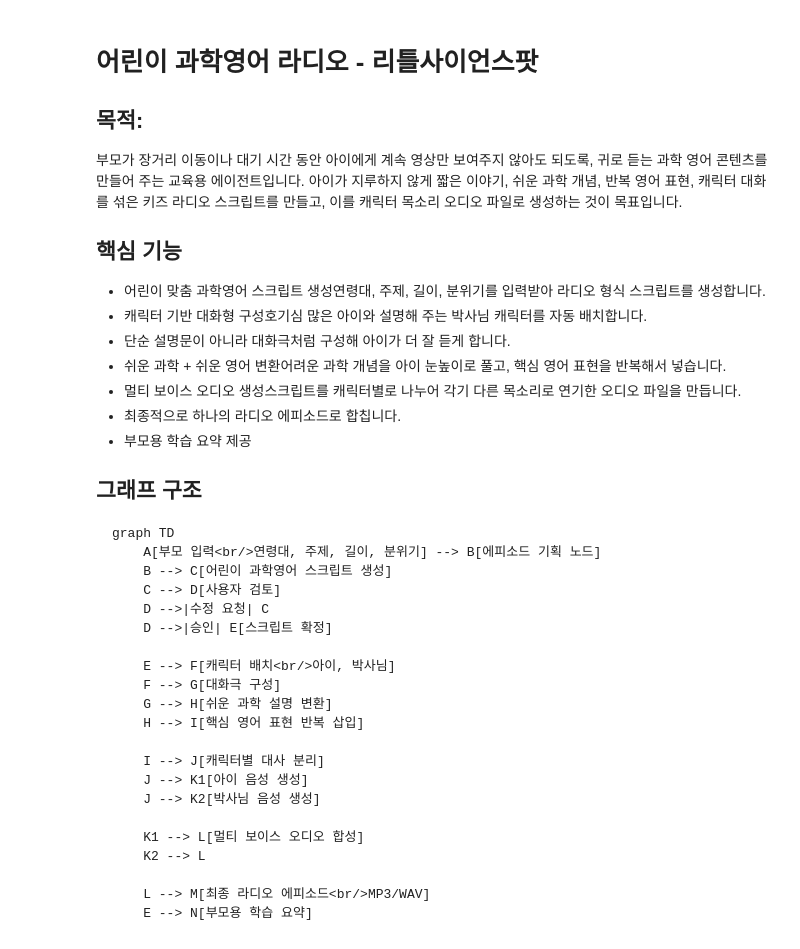
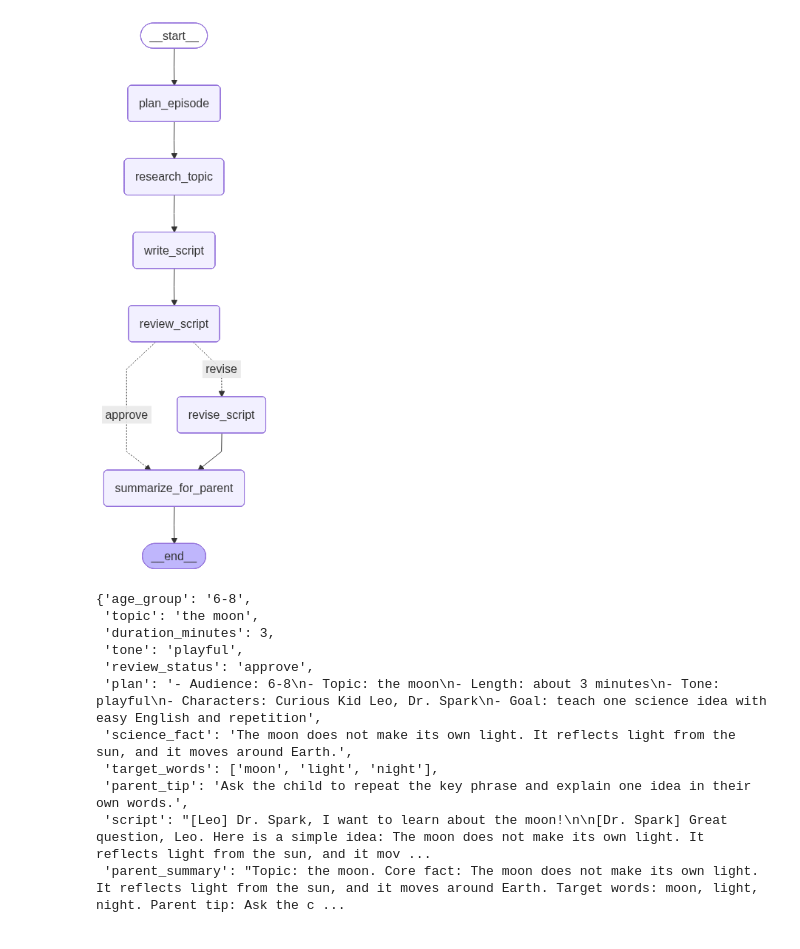
Before and after one commit to hesshess/little-science-pod, a Jupyter notebook: little_science_pod_starter.ipynb, the cells around one changed output. Drawn from its saved outputs; the diff is of its cells as text; code cells hidden in the pictures.

Commit message:
Weekend Mission: Education Agent - Core Features

````diff
--- a/little_science_pod_starter.ipynb
+++ b/little_science_pod_starter.ipynb
@@ -1,43 +1 @@
-# %% [markdown]
-# 어린이 과학영어 라디오 - 리틀사이언스팟
-
-## 목적:
-부모가 장거리 이동이나 대기 시간 동안 아이에게 계속 영상만 보여주지 않아도 되도록, 귀로 듣는 과학 영어 콘텐츠를 만들어 주는 교육용 에이전트입니다.
-아이가 지루하지 않게 짧은 이야기, 쉬운 과학 개념, 반복 영어 표현, 캐릭터 대화를 섞은 키즈 라디오 스크립트를 만들고, 이를 캐릭터 목소리 오디오 파일로 생성하는 것이 목표입니다.
-
-## 핵심 기능
-- 어린이 맞춤 과학영어 스크립트 생성연령대, 주제, 길이, 분위기를 입력받아 라디오 형식 스크립트를 생성합니다.
-- 캐릭터 기반 대화형 구성호기심 많은 아이와 설명해 주는 박사님 캐릭터를 자동 배치합니다.
-- 단순 설명문이 아니라 대화극처럼 구성해 아이가 더 잘 듣게 합니다.
-- 쉬운 과학 + 쉬운 영어 변환어려운 과학 개념을 아이 눈높이로 풀고, 핵심 영어 표현을 반복해서 넣습니다.
-- 멀티 보이스 오디오 생성스크립트를 캐릭터별로 나누어 각기 다른 목소리로 연기한 오디오 파일을 만듭니다.
-- 최종적으로 하나의 라디오 에피소드로 합칩니다.
-- 부모용 학습 요약 제공
-
-
-## 그래프 구조
-
-```mermaid
-graph TD
-    A[부모 입력<br/>연령대, 주제, 길이, 분위기] --> B[에피소드 기획 노드]
-    B --> C[어린이 과학영어 스크립트 생성]
-    C --> D[사용자 검토]
-    D -->|수정 요청| C
-    D -->|승인| E[스크립트 확정]
-
-    E --> F[캐릭터 배치<br/>아이, 박사님]
-    F --> G[대화극 구성]
-    G --> H[쉬운 과학 설명 변환]
-    H --> I[핵심 영어 표현 반복 삽입]
-
-    I --> J[캐릭터별 대사 분리]
-    J --> K1[아이 음성 생성]
-    J --> K2[박사님 음성 생성]
-
-    K1 --> L[멀티 보이스 오디오 합성]
-    K2 --> L
-
-    L --> M[최종 라디오 에피소드<br/>MP3/WAV]
-    E --> N[부모용 학습 요약]
-```
 # %%
@@ -102,25 +139,53 @@ def summarize_for_parent(state: EpisodeState) -> EpisodeState:
 # %%
 graph_builder = StateGraph(EpisodeState)
 
 graph_builder.add_node("plan_episode", plan_episode)
+graph_builder.add_node("research_topic", research_topic)
 graph_builder.add_node("write_script", write_script)
+graph_builder.add_node("review_script", review_script)
+graph_builder.add_node("revise_script", revise_script)
 graph_builder.add_node("summarize_for_parent", summarize_for_parent)
 
 graph_builder.add_edge(START, "plan_episode")
-graph_builder.add_edge("plan_episode", "write_script")
-graph_builder.add_edge("write_script", "summarize_for_parent")
+graph_builder.add_edge("plan_episode", "research_topic")
+graph_builder.add_edge("research_topic", "write_script")
+graph_builder.add_edge("write_script", "review_script")
+graph_builder.add_conditional_edges(
+    "review_script",
+    route_after_review,
+    {
+        "approve": "summarize_for_parent",
+        "revise": "revise_script",
+    },
+)
+graph_builder.add_edge("revise_script", "summarize_for_parent")
 graph_builder.add_edge("summarize_for_parent", END)
 
 graph = graph_builder.compile()
 graph
+# %% [output]
+[figure, added]
 # %%
-result = graph.invoke(
+approved_result = graph.invoke(
     {
         "age_group": "6-8",
         "topic": "the moon",
         "duration_minutes": 3,
         "tone": "playful",
+        "review_status": "approve",
     }
 )
 
-result
+approved_result
+# %% [output]
+{'age_group': '6-8',
+ 'topic': 'the moon',
+ 'duration_minutes': 3,
+ 'tone': 'playful',
+ 'review_status': 'approve',
+ 'plan': '- Audience: 6-8\n- Topic: the moon\n- Length: about 3 minutes\n- Tone: playful\n- Characters: Curious Kid Leo, Dr. Spark\n- Goal: teach one science idea with easy English and repetition',
+ 'science_fact': 'The moon does not make its own light. It reflects light from the sun, and it moves around Earth.',
+ 'target_words': ['moon', 'light', 'night'],
+ 'parent_tip': 'Ask the child to repeat the key phrase and explain one idea in their own words.',
+ 'script': "[Leo] Dr. Spark, I want to learn about the moon!\n\n[Dr. Spark] Great question, Leo. Here is a simple idea: The moon does not make its own light. It reflects light from the sun, and it mov ...
+ 'parent_summary': "Topic: the moon. Core fact: The moon does not make its own light. It reflects light from the sun, and it moves around Earth. Target words: moon, light, night. Parent tip: Ask the c ...
````
Also changed, not shown: parts of 5 cells of this notebook, 7 other files.
